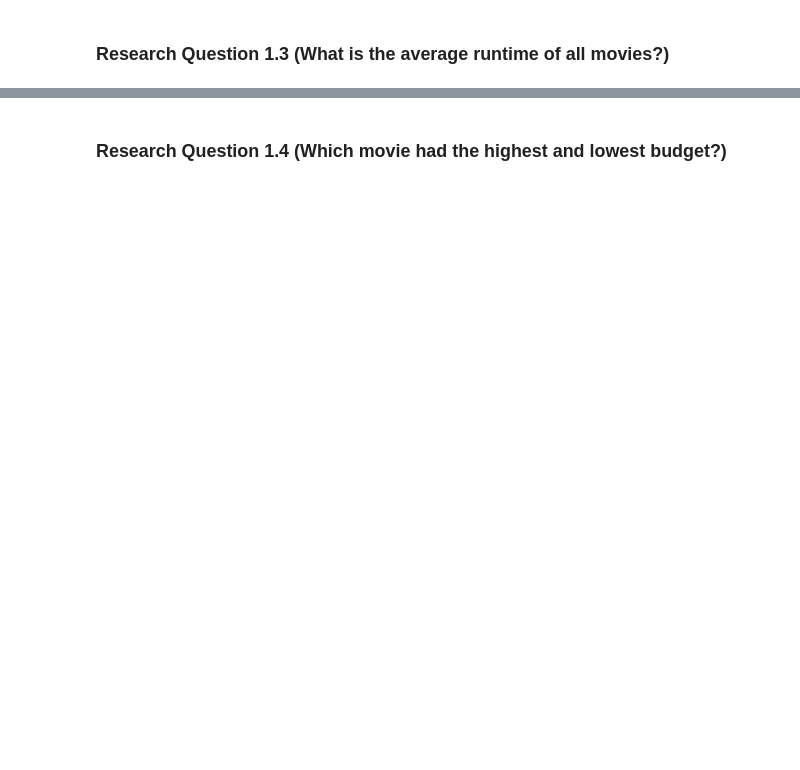
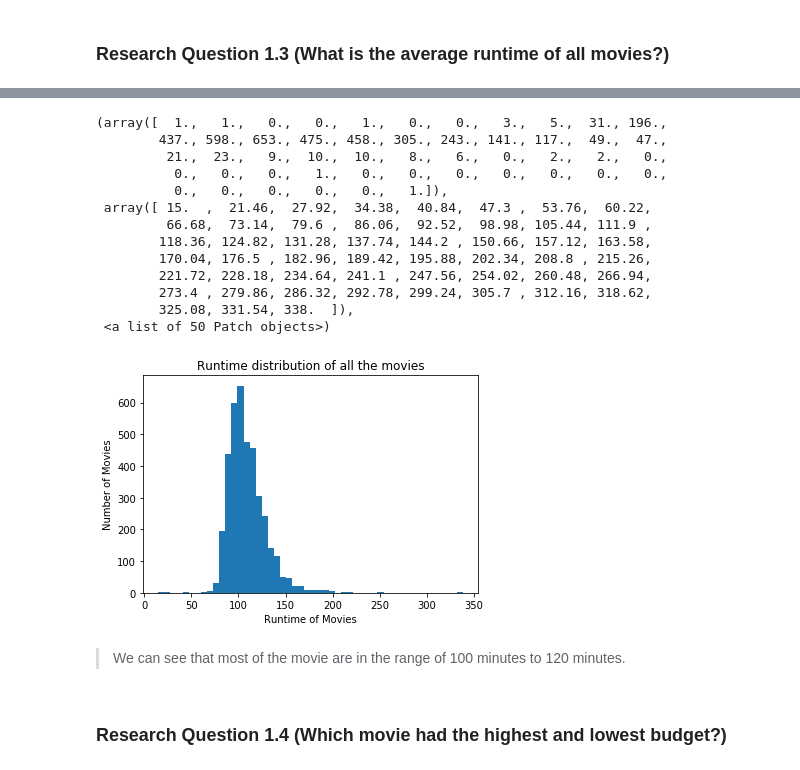
Before and after one commit to beingjainparas/Udacity-Investigate_a_dataset, a Jupyter notebook: Investigate_a_dataset-TMDb_movie_database.ipynb, the cells around one changed output, grey strips where cells are left out. Drawn from its saved outputs; the diff is of its cells as text; code cells hidden in the pictures; blank space fills up the shorter version.

```diff
--- a/Investigate_a_dataset-TMDb_movie_database.ipynb
+++ b/Investigate_a_dataset-TMDb_movie_database.ipynb
@@ -302,2 +345,29 @@ Name: 2244, dtype: object
+# %%
+# x-axis
+plt.xlabel('Runtime of Movies')
+# y-axis
+plt.ylabel('Number of Movies')
+# Title of the histogram
+plt.title('Runtime distribution of all the movies')
+
+# Plot a histogram
+plt.hist(tmdb_data['runtime'], bins = 50)
+# %% [output]
+(array([  1.,   1.,   0.,   0.,   1.,   0.,   0.,   3.,   5.,  31., 196.,
+        437., 598., 653., 475., 458., 305., 243., 141., 117.,  49.,  47.,
+         21.,  23.,   9.,  10.,  10.,   8.,   6.,   0.,   2.,   2.,   0.,
+          0.,   0.,   0.,   1.,   0.,   0.,   0.,   0.,   0.,   0.,   0.,
+          0.,   0.,   0.,   0.,   0.,   1.]),
+ array([ 15.  ,  21.46,  27.92,  34.38,  40.84,  47.3 ,  53.76,  60.22,
+         66.68,  73.14,  79.6 ,  86.06,  92.52,  98.98, 105.44, 111.9 ,
+        118.36, 124.82, 131.28, 137.74, 144.2 , 150.66, 157.12, 163.58,
+        170.04, 176.5 , 182.96, 189.42, 195.88, 202.34, 208.8 , 215.26,
+        221.72, 228.18, 234.64, 241.1 , 247.56, 254.02, 260.48, 266.94,
+        273.4 , 279.86, 286.32, 292.78, 299.24, 305.7 , 312.16, 318.62,
+        325.08, 331.54, 338.  ]),
+ <a list of 50 Patch objects>)
+[figure, added]
+# %% [markdown]
+> We can see that most of the movie are in the range of 100 minutes to 120 minutes.
 # %% [markdown]
 ### Research Question 1.4  (Which movie had the highest and lowest budget?)
```
Also changed, not shown: parts of 42 cells of this notebook, 1 other file.
